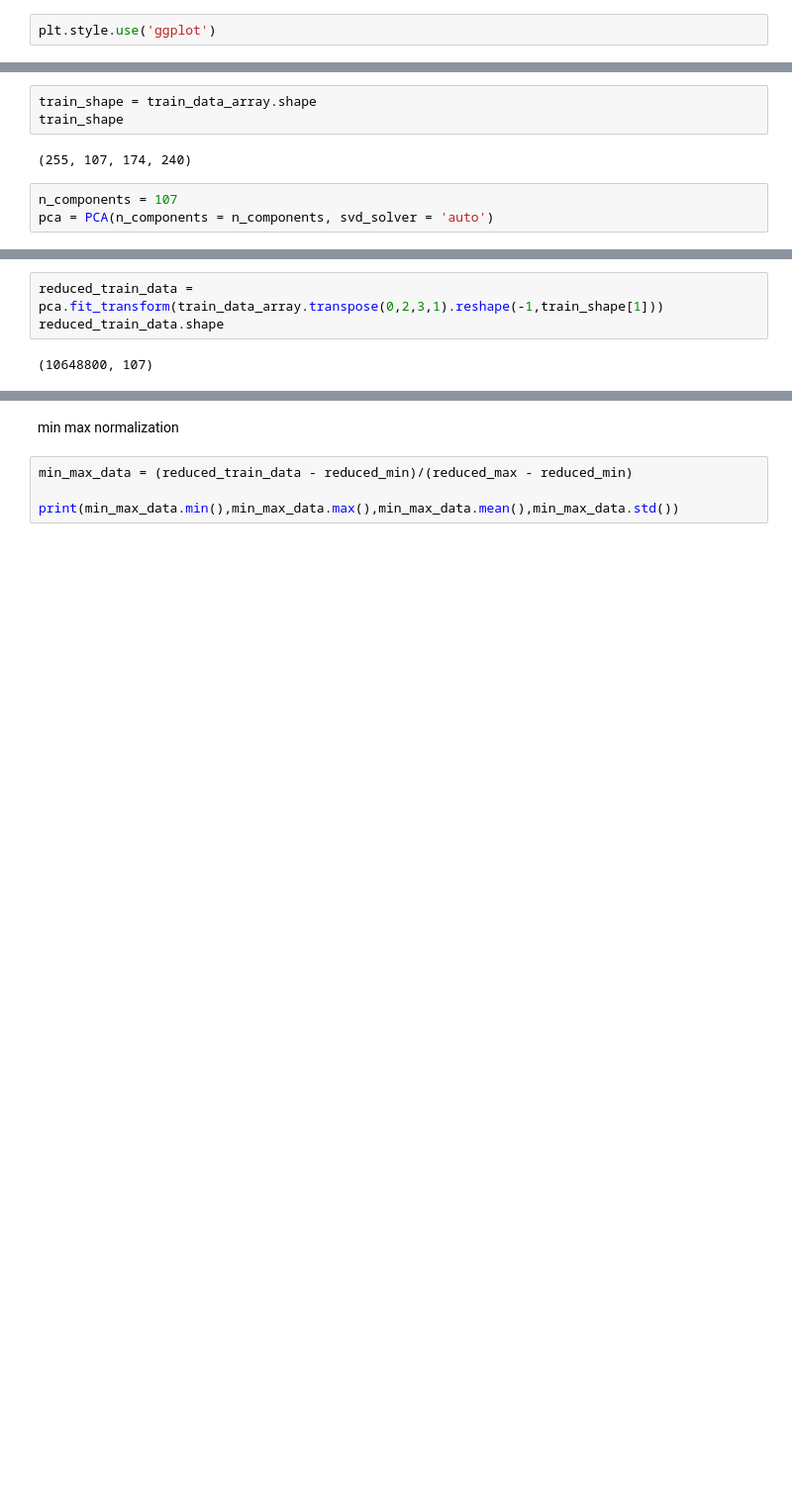
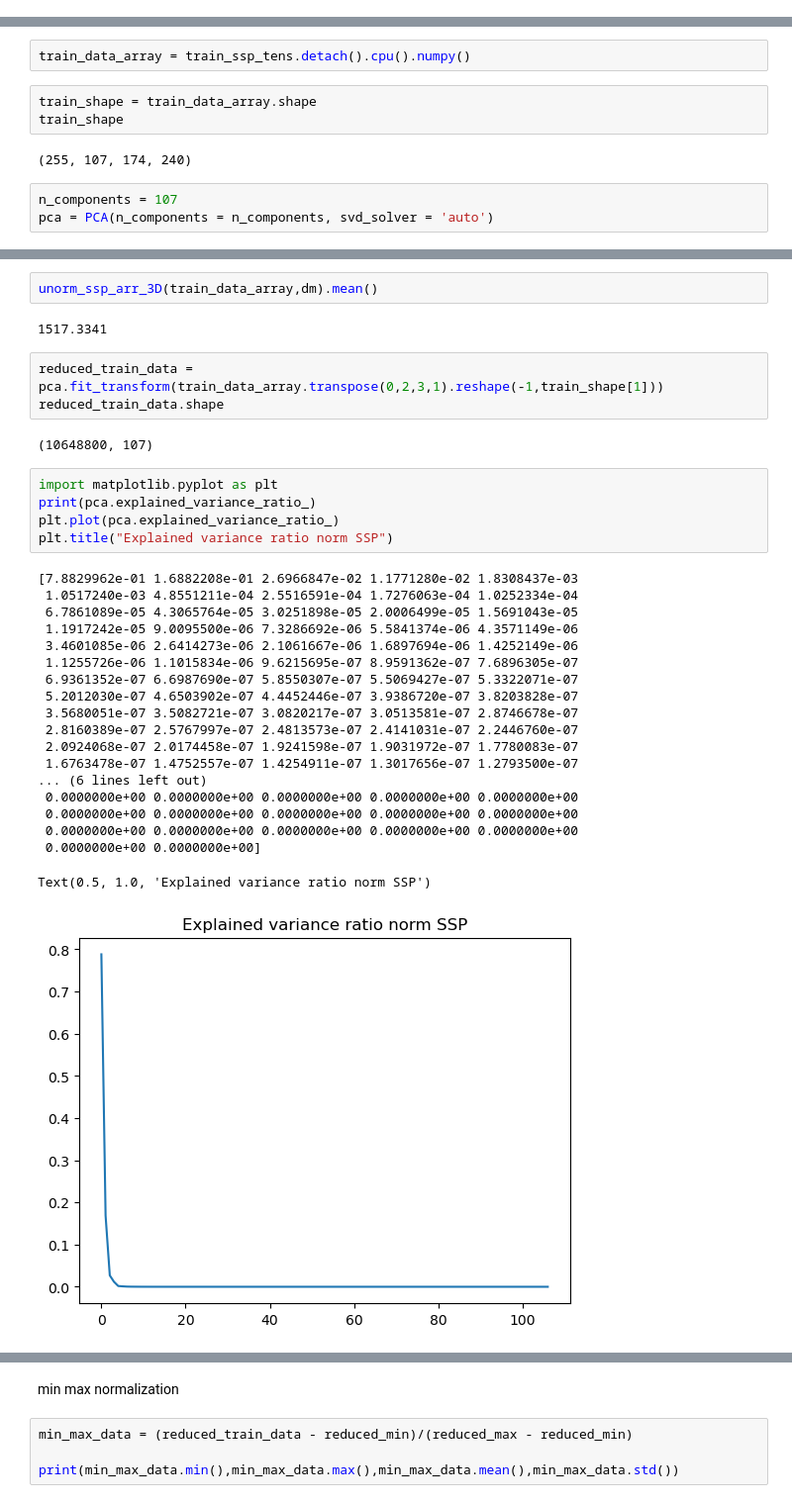
Before and after one commit to CIA-Oceanix/FASCINATION, a Jupyter notebook: notebooks/dev/pca.ipynb, the cells around one changed output, grey strips where cells are left out. Shown: that part at 99% size. Cells and saved outputs as stored; diff of their text form; blank space fills up the shorter version.

```diff
--- a/notebooks/dev/pca.ipynb
+++ b/notebooks/dev/pca.ipynb
@@ -76,2 +27,0 @@ x_max_axs = 1550
-# %%
-plt.style.use('ggplot')
@@ -1125,3 +200,5 @@ train_data_array = output_train_da.data
+# %%
+train_data_array = train_ssp_tens.detach().cpu().numpy()
 # %%
 train_shape = train_data_array.shape
 train_shape
@@ -1133,7 +214,36 @@ pca = PCA(n_components = n_components, svd_solver = 'auto')
+# %%
+unorm_ssp_arr_3D(train_data_array,dm).mean()
+# %% [output]
+1517.3341
 # %%
 reduced_train_data = pca.fit_transform(train_data_array.transpose(0,2,3,1).reshape(-1,train_shape[1]))
 reduced_train_data.shape
 # %% [output]
 (10648800, 107)
+# %%
+import matplotlib.pyplot as plt
+print(pca.explained_variance_ratio_)
+plt.plot(pca.explained_variance_ratio_)
+plt.title("Explained variance ratio norm SSP")
+# %% [output]
+[7.8829962e-01 1.6882208e-01 2.6966847e-02 1.1771280e-02 1.8308437e-03
+ 1.0517240e-03 4.8551211e-04 2.5516591e-04 1.7276063e-04 1.0252334e-04
+ 6.7861089e-05 4.3065764e-05 3.0251898e-05 2.0006499e-05 1.5691043e-05
+ 1.1917242e-05 9.0095500e-06 7.3286692e-06 5.5841374e-06 4.3571149e-06
+ 3.4601085e-06 2.6414273e-06 2.1061667e-06 1.6897694e-06 1.4252149e-06
+ 1.1255726e-06 1.1015834e-06 9.6215695e-07 8.9591362e-07 7.6896305e-07
+ 6.9361352e-07 6.6987690e-07 5.8550307e-07 5.5069427e-07 5.3322071e-07
+ 5.2012030e-07 4.6503902e-07 4.4452446e-07 3.9386720e-07 3.8203828e-07
+ 3.5680051e-07 3.5082721e-07 3.0820217e-07 3.0513581e-07 2.8746678e-07
+ 2.8160389e-07 2.5767997e-07 2.4813573e-07 2.4141031e-07 2.2446760e-07
+ 2.0924068e-07 2.0174458e-07 1.9241598e-07 1.9031972e-07 1.7780083e-07
+ 1.6763478e-07 1.4752557e-07 1.4254911e-07 1.3017656e-07 1.2793500e-07
+... (6 lines left out)
+ 0.0000000e+00 0.0000000e+00 0.0000000e+00 0.0000000e+00 0.0000000e+00
+ 0.0000000e+00 0.0000000e+00 0.0000000e+00 0.0000000e+00 0.0000000e+00
+ 0.0000000e+00 0.0000000e+00 0.0000000e+00 0.0000000e+00 0.0000000e+00
+ 0.0000000e+00 0.0000000e+00]
+Text(0.5, 1.0, 'Explained variance ratio norm SSP')
+[figure, added]
 # %%
 reduced_min = reduced_train_data.min()
```
Also changed, not shown: parts of 77 cells of this notebook, 14 other files.
